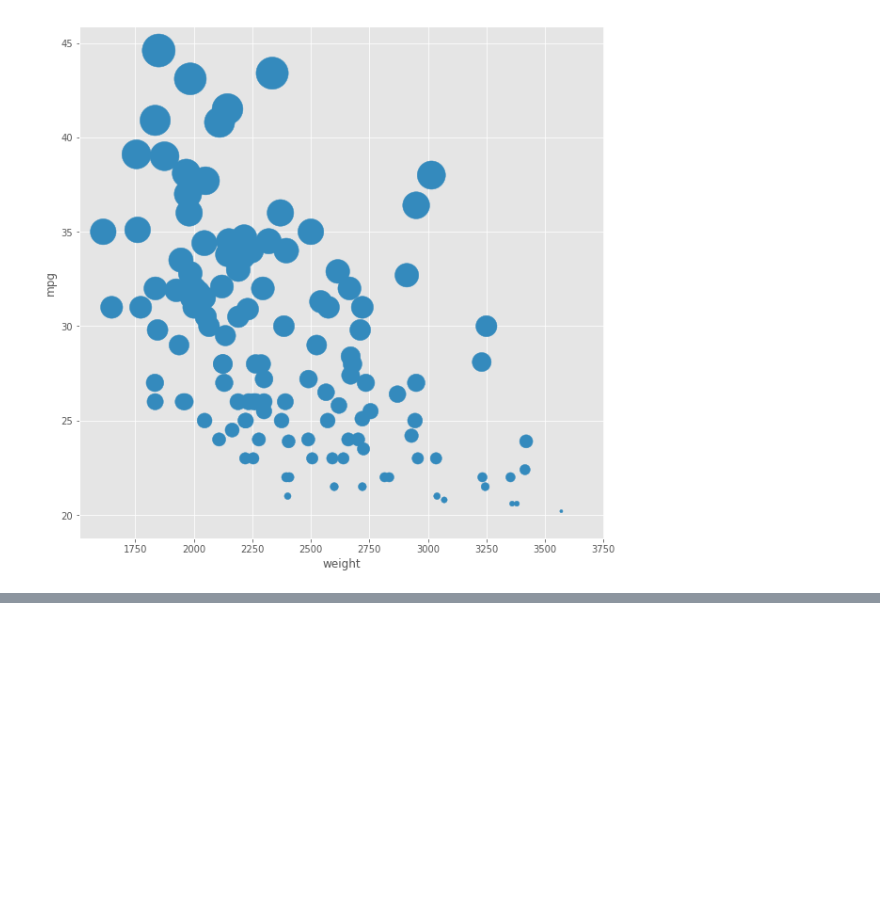
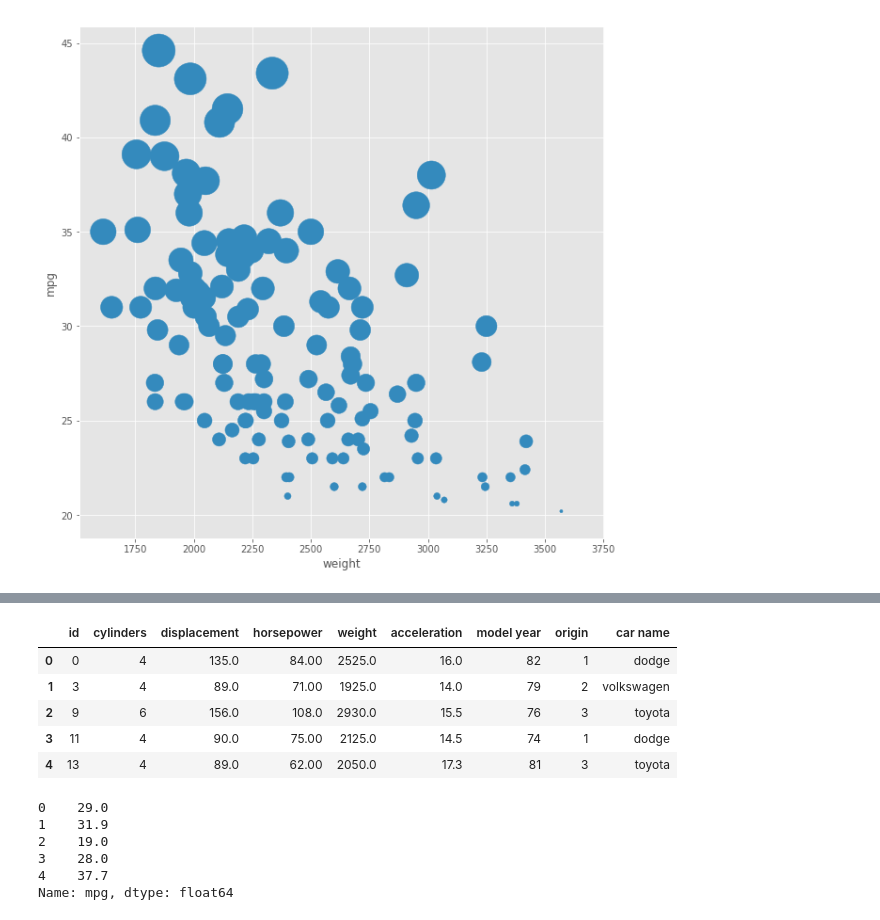
Before and after one commit to shin-t-o/car-dist-prediction, a Jupyter notebook: car-dist-prediction.ipynb, the cells around one changed output, grey strips where cells are left out. Saved outputs shown, nothing was run; the diff lists cells and outputs as text; code cells hidden in the pictures; blank space fills up the shorter version.

```diff
--- a/car-dist-prediction.ipynb
+++ b/car-dist-prediction.ipynb
@@ -268,0 +301,22 @@ df3.plot(
+# %%
+# データ
+df_X = df3.drop(['mpg','mpg_bins','weight_bins','displacement_bins','acceleration_bins','model_year_bins'], axis=1)
+df_X.head()
+# %% [output]
+|  | id | cylinders | displacement | horsepower | weight | acceleration | model year | origin | car name |
+| 0 | 0 | 4 | 135.0 | 84.00 | 2525.0 | 16.0 | 82 | 1 | dodge |
+| 1 | 3 | 4 | 89.0 | 71.00 | 1925.0 | 14.0 | 79 | 2 | volkswagen |
+| 2 | 9 | 6 | 156.0 | 108.0 | 2930.0 | 15.5 | 76 | 3 | toyota |
+| 3 | 11 | 4 | 90.0 | 75.00 | 2125.0 | 14.5 | 74 | 1 | dodge |
+| 4 | 13 | 4 | 89.0 | 62.00 | 2050.0 | 17.3 | 81 | 3 | toyota |
+# %%
+# ラベル
+df_y = df3['mpg']
+df_y.head()
+# %% [output]
+0    29.0
+1    31.9
+2    19.0
+3    28.0
+4    37.7
+Name: mpg, dtype: float64
```
Also changed, not shown: parts of 5 cells of this notebook.
